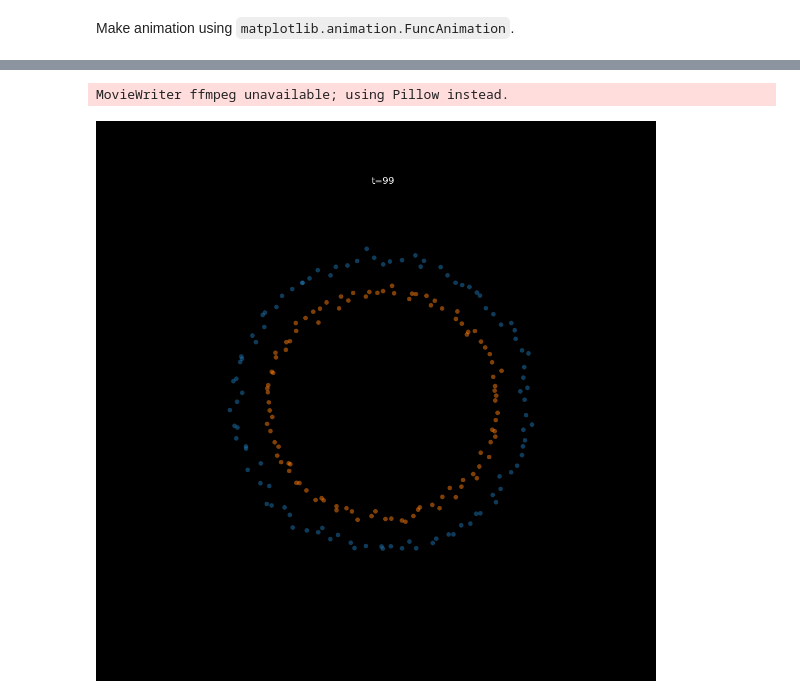
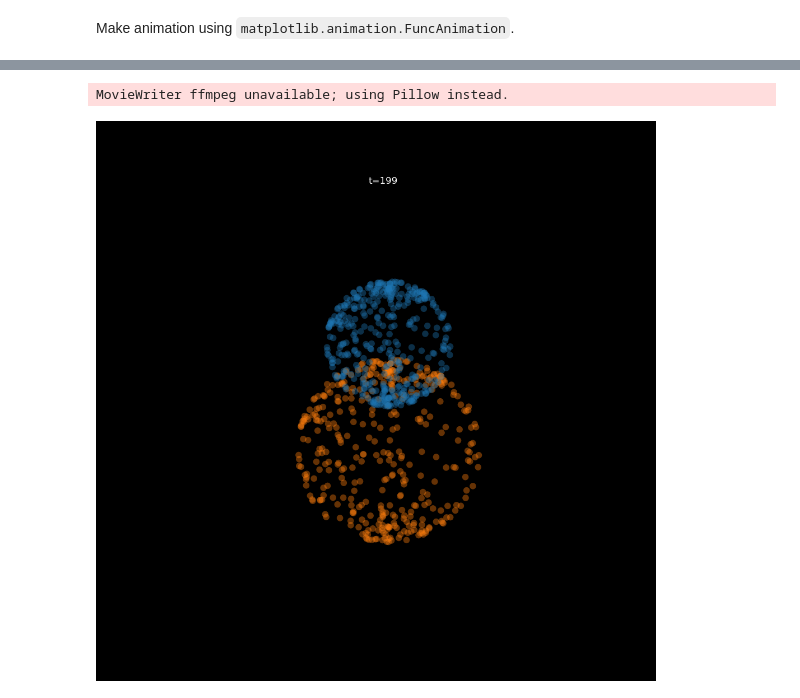
Before and after one commit to caspervanengelenburg/visualization-in-python, a Jupyter notebook: NB-scatterplot-animation.ipynb, the cells around one changed output, grey strips where cells are left out. Cells and saved outputs as stored; diff of their text form; code cells hidden in the pictures.

```diff
--- a/NB-scatterplot-animation.ipynb
+++ b/NB-scatterplot-animation.ipynb
@@ -147,2 +288,22 @@ xs = [x1t, x2t]
+# %%
+x1t = np.zeros((T, 3, step, step))
+x2t = np.zeros((T, 3, step, step))
+
+phi = np.random.random((step, step)) * pi
+the = np.random.random((step, step)) * 2 * pi
+
+for t in range(T):
+
+    the += the_acc * 2 * pi / T
+    phi += 2 * pi / T
+
+    # compute coords
+    x1t[t, 0] = r*sin(phi)*cos(the) + x_traj[0, t, t]
+    x1t[t, 1] = r*sin(phi)*sin(the) + x_traj[1, t, t]
+    x1t[t, 2] = r*cos(phi) + x_traj[2, t, t]
+
+    x2t[t, 0] = 1.5*r*sin(phi)*cos(the) - x_traj[0, t, t]
+    x2t[t, 1] = 1.5*r*sin(phi)*sin(the) - x_traj[1, t, t]
+    x2t[t, 2] = 1.5*r*cos(phi) - x_traj[2, t, t]
 # %%
 %matplotlib ipympl
@@ -149,33 +312,43 @@ xs = [x1t, x2t]
 # %%
+# // figure
 fs = 10
-fig, ax = plt.subplots(1,1,figsize=(fs, fs))
+fig = plt.figure(figsize=(fs, fs))
+fig.set_facecolor('black')
+fig.tight_layout()
+ax = fig.add_subplot(1, 1, 1, projection='3d')
+ax.set_box_aspect((1,1,1))
+ax.axis('off')
+ax.set_xlim([-3, 3])
+ax.set_ylim([-3, 3])
+ax.set_zlim([-3, 3])
 
 def animate(t):
 
     ax.clear()
+    ax.set_box_aspect((1,1,1))
+    ax.axis('off')
 
-    ax.scatter(x1t[t,:,0], x1t[t, :,1], label=y[y==0],
+    ax.scatter(x1t[t,0], x1t[t,1], x1t[t,2],
                 fc=np.array(cmap(0)).reshape(1,4), ec=None,
-                s=fs*7/(n/2), alpha=0.5)
+                s=fs*7, alpha=0.4)
 
-    ax.scatter(x2t[t,:,0], x2t[t,:,1], label=y[y==1],
-            fc=np.array(cmap(1)).reshape(1,4), ec=None,
-            s=fs*7/(n/2), alpha=0.5)
+    ax.scatter(x2t[t,0], x2t[t,1], x2t[t,2],
+                fc=np.array(cmap(1)).reshape(1,4), ec=None,
+                s=fs*7, alpha=0.4)
 
     ax.set_title(f"t={t}", color='white')
-    ax.set_xlim([-1.5, 1.5])
-    ax.set_ylim([-1.5, 1.5])
+    ax.set_xlim([-3, 3])
+    ax.set_ylim([-3, 3])
+    ax.set_zlim([-3, 3])
 
     # // set nice background
     ax.set_facecolor('black')
 
     return ax,
 
-fig.set_facecolor('black')
-
-anim = animation.FuncAnimation(fig, animate, frames=T, interval=100, blit=True)
-anim.save('circle-scatter-example.gif')
+anim = animation.FuncAnimation(fig, animate, frames=T, interval=50, blit=True)
+anim.save('sphere-scatter-example.gif')
 plt.show()
 # %% [output]
 MovieWriter ffmpeg unavailable; using Pillow instead.
-[figure, old version]
+[figure, new version]
```
Also changed, not shown: parts of 14 cells of this notebook, 2 other files.
